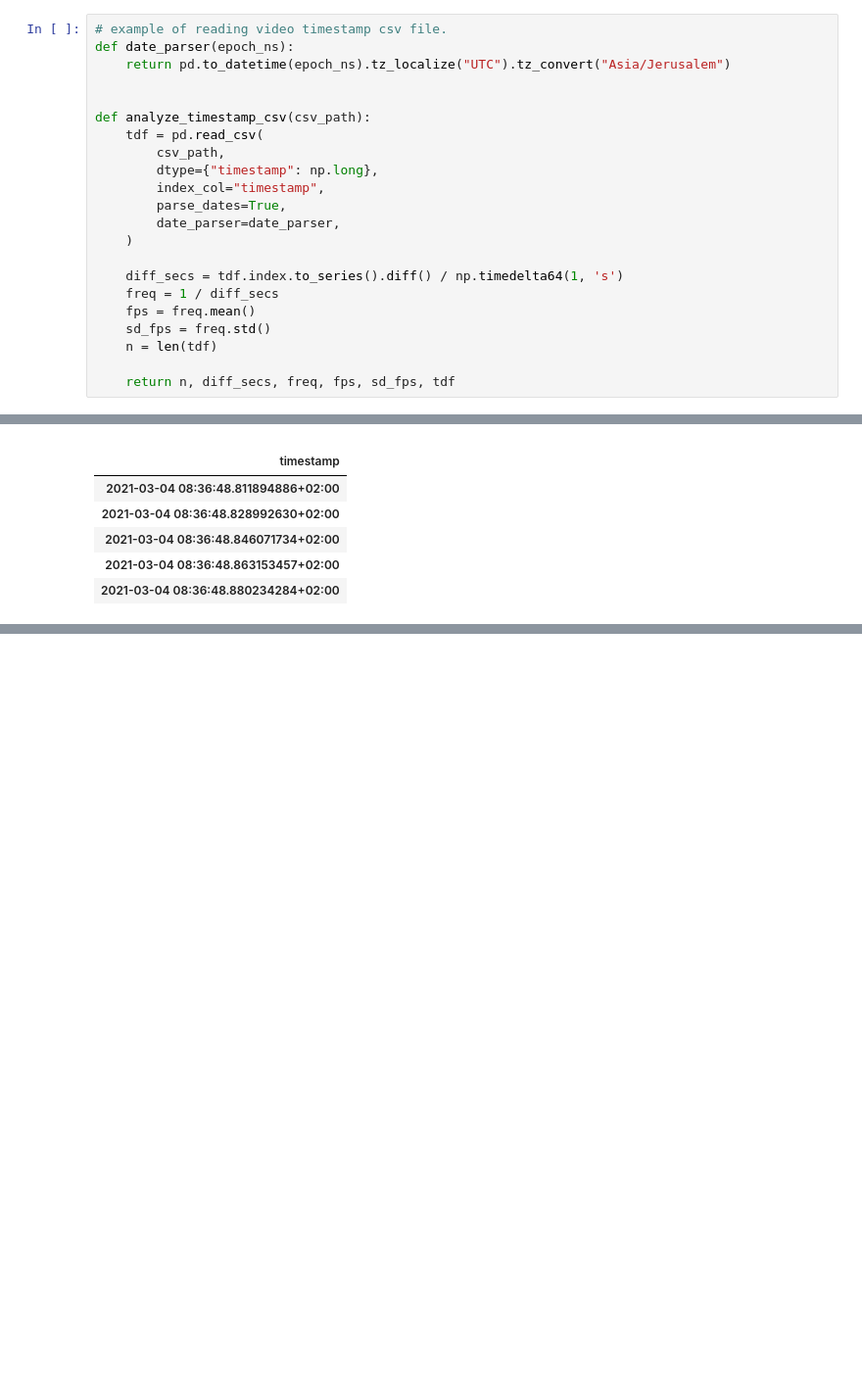
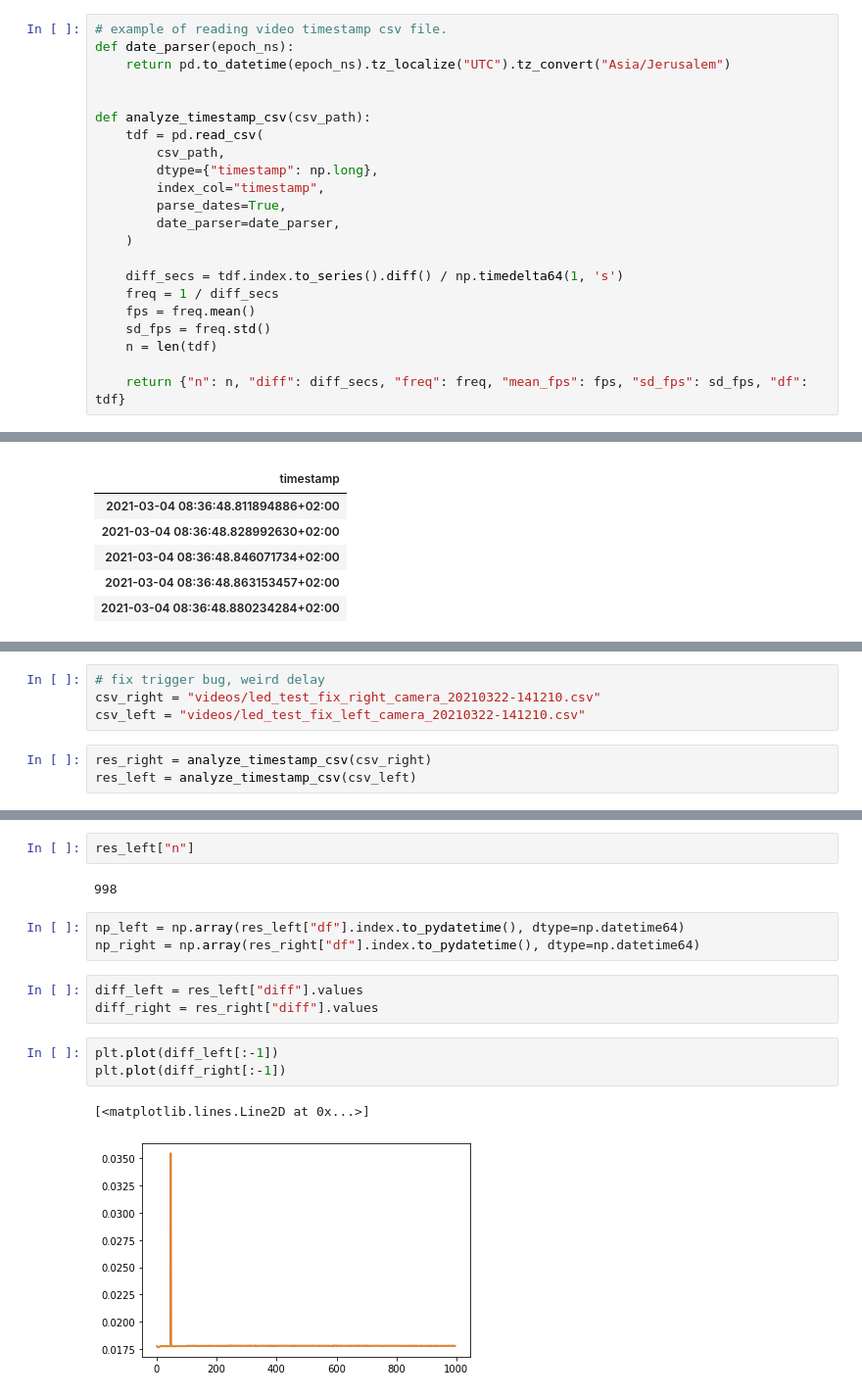
Before and after one commit to neural-electrophysiology-tool-team/reptilearn, a Jupyter notebook: analysis/timestamps_analysis.ipynb, the cells around one changed output, grey strips where cells are left out. Shown at 98% size. Saved outputs shown, nothing was run; the diff lists cells and outputs as text; blank space fills up the shorter version.

```diff
--- a/analysis/timestamps_analysis.ipynb
+++ b/analysis/timestamps_analysis.ipynb
@@ -26,7 +26,7 @@ def analyze_timestamp_csv(csv_path):
     sd_fps = freq.std()
     n = len(tdf)
 
-    return n, diff_secs, freq, fps, sd_fps, tdf
+    return {"n": n, "diff": diff_secs, "freq": freq, "mean_fps": fps, "sd_fps": sd_fps, "df": tdf}
 # %%
 csvs = {
     "20349310": "videos/20349310_20210222-133916.csv",
@@ -130,0 +143,7 @@ res2[5].tail()
+# %%
+# fix trigger bug, weird delay
+csv_right = "videos/led_test_fix_right_camera_20210322-141210.csv"
+csv_left = "videos/led_test_fix_left_camera_20210322-141210.csv"
+# %%
+res_right = analyze_timestamp_csv(csv_right)
+res_left = analyze_timestamp_csv(csv_left)
@@ -130,0 +154,16 @@ res2[5].tail()
+# %%
+res_left["n"]
+# %% [output]
+998
+# %%
+np_left = np.array(res_left["df"].index.to_pydatetime(), dtype=np.datetime64)
+np_right = np.array(res_right["df"].index.to_pydatetime(), dtype=np.datetime64)
+# %%
+diff_left = res_left["diff"].values
+diff_right = res_right["diff"].values
+# %%
+plt.plot(diff_left[:-1])
+plt.plot(diff_right[:-1])
+# %% [output]
+[<matplotlib.lines.Line2D at 0x...>]
+[figure, added]
```
Also changed, not shown: parts of 8 cells of this notebook, 27 other files.
